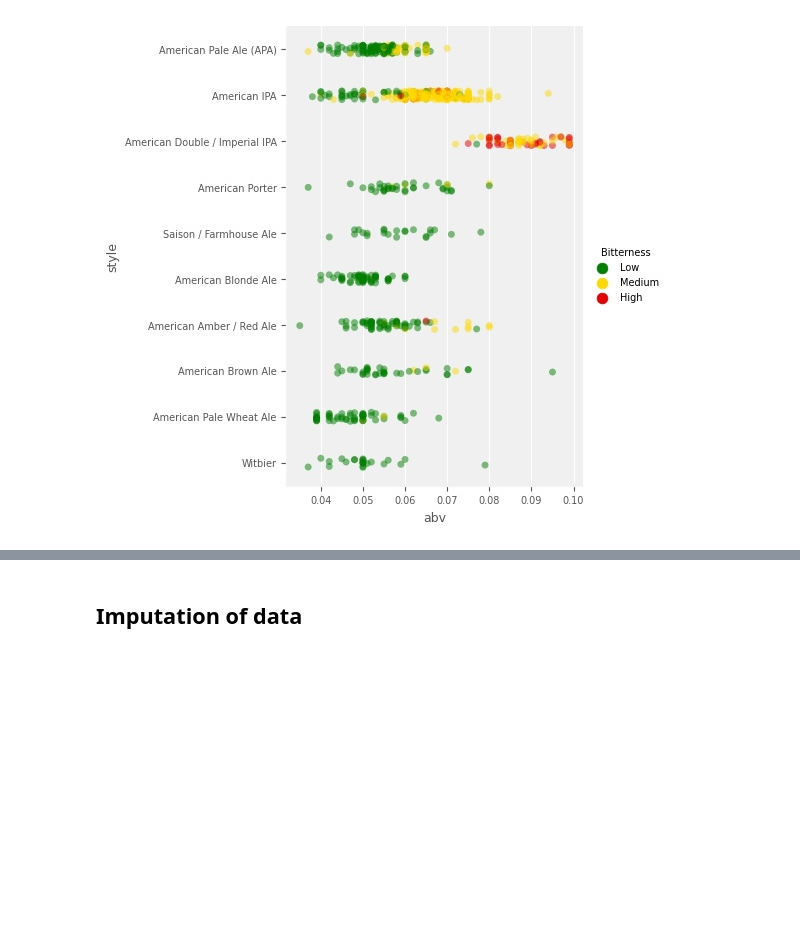
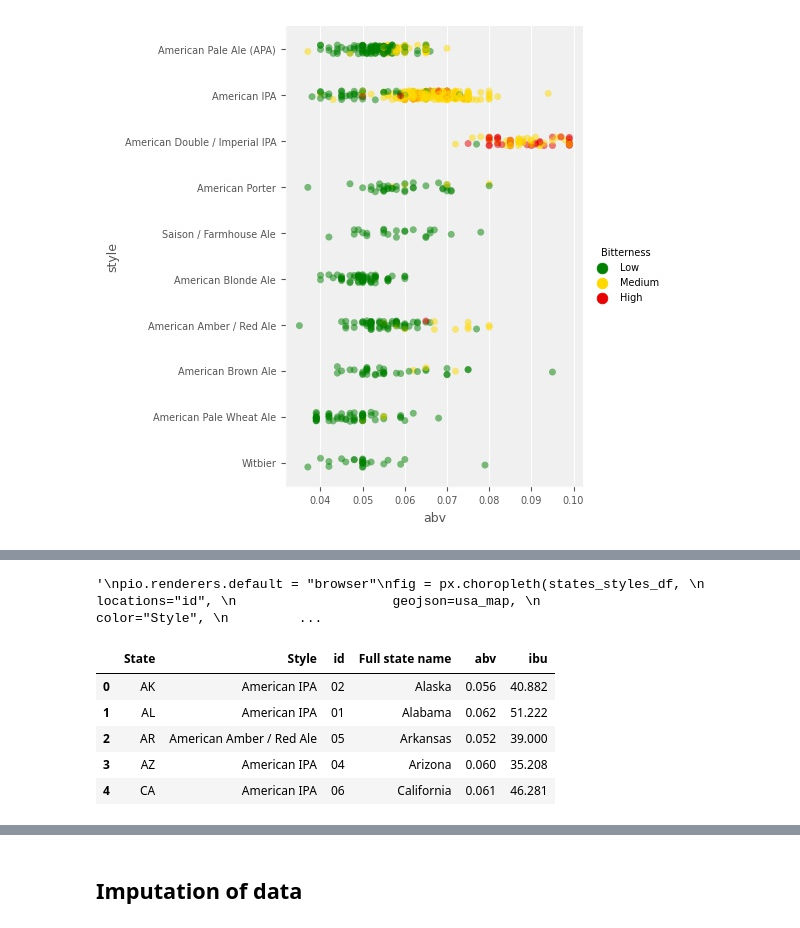
Before and after one commit to in-droid/PR21INRAKT, a Jupyter notebook: project.ipynb, the cells around one changed output, grey strips where cells are left out. Saved outputs shown, nothing was run; the diff lists cells and outputs as text; code cells hidden in the pictures; blank space fills up the shorter version.

```diff
--- a/project.ipynb
+++ b/project.ipynb
@@ -206,0 +315,23 @@ ax = sns.catplot(y="style", x="abv", jitter=True, data=top_beers_df, hue="Bitter
+# %%
+"""
+pio.renderers.default = "browser"
+fig = px.choropleth(states_styles_df,
+                    locations="id",
+                    geojson=usa_map,
+                    color="Style",
+                    scope="usa",
+                    hover_name="Full state name",
+                    hover_data=["Style", "ibu", "abv"])
+fig.show()
+"""
+# %% [output]
+'\npio.renderers.default = "browser"\nfig = px.choropleth(states_styles_df, \n                    locations="id", \n                    geojson=usa_map, \n                    color="Style", \n         ...
+# %%
+states_styles_df.head()
+# %% [output]
+|  | State | Style | id | Full state name | abv | ibu |
+| 0 | AK | American IPA | 02 | Alaska | 0.056 | 40.882 |
+| 1 | AL | American IPA | 01 | Alabama | 0.062 | 51.222 |
+| 2 | AR | American Amber / Red Ale | 05 | Arkansas | 0.052 | 39.000 |
+| 3 | AZ | American IPA | 04 | Arizona | 0.060 | 35.208 |
+| 4 | CA | American IPA | 06 | California | 0.061 | 46.281 |
```
Also changed, not shown: parts of 14 cells of this notebook, 1 other file.
